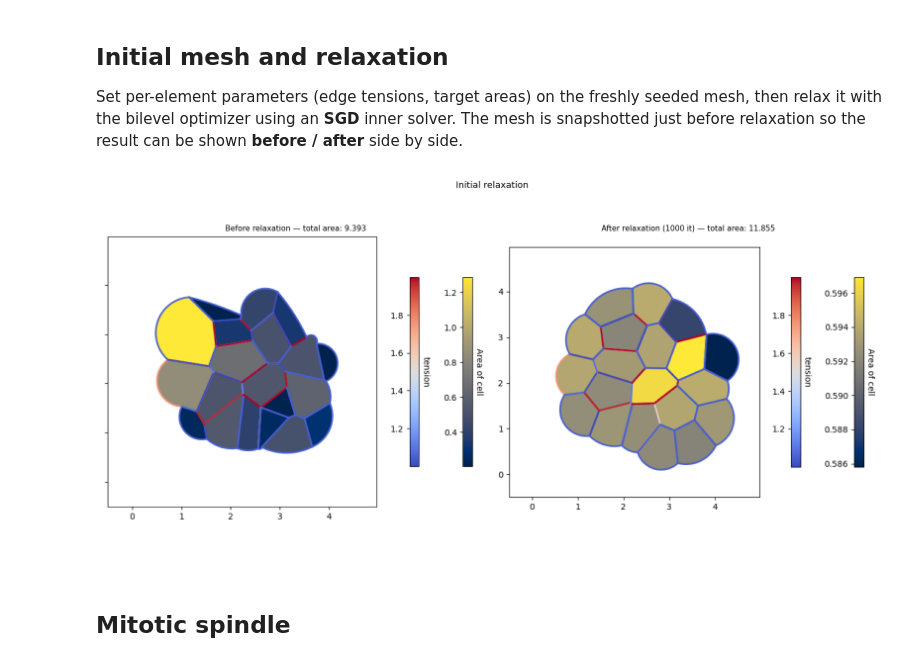
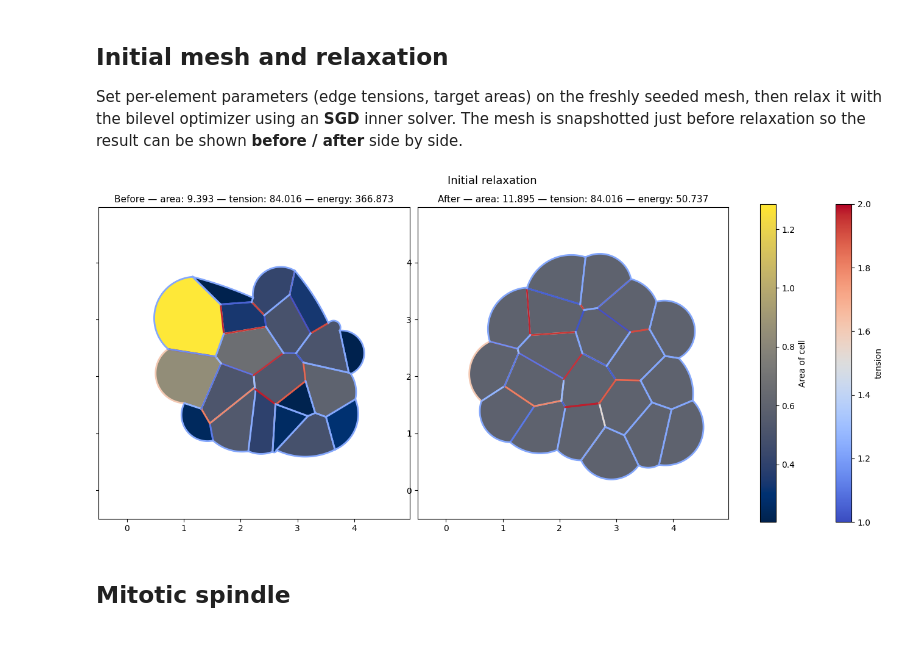
Before and after one commit to VirtualEmbryo/vertax, a Jupyter notebook: src/vertax/mitotic_spindle/tutorial.ipynb, the cells around one changed output. Saved outputs shown, nothing was run; the diff lists cells and outputs as text; code cells hidden in the pictures.

```diff
--- a/src/vertax/mitotic_spindle/tutorial.ipynb
+++ b/src/vertax/mitotic_spindle/tutorial.ipynb
@@ -128,7 +128,11 @@ just before relaxation so the result can be shown **before / after** side by sid
 mesh.vertices_params = jnp.asarray([0.0 for _ in range(mesh.nb_vertices)])
 
 key = jax.random.PRNGKey(3)
-mesh.edges_params = 1 + jax.nn.sigmoid(jax.random.uniform(key, (mesh.nb_edges,)) * 20 - 10)
+# Raw (unbounded) edge-tension parameters: the physical tension is
+# sigmoid(edges_params) + 1 in [1, 2], applied once by energy_adaptive and the
+# plots. Storing raw values in [-4, 4] makes that tension span ~[1.02, 1.98], a
+# balanced spread around 1.5 (do NOT pre-apply the sigmoid, or it is squashed twice).
+mesh.edges_params = jax.random.uniform(key, (mesh.nb_edges,)) * 8 - 4
 
 mesh.faces_params = jnp.asarray([0.6 for _ in range(mesh.nb_faces)])
 # %%
@@ -157,35 +161,49 @@ bilevel_optimizer.patience            = 50
 
 loss_history = bilevel_optimizer.inner_optimization(mesh)
 # %%
-def _render_mesh(snap, title, ax):
-    """Render a mesh (tension on edges, area on cells) into an existing axis."""
-    m = BoundedMesh.copy_mesh(snap)
-    m.angles = jnp.clip(m.angles, 0.017, jnp.pi / 2 - 0.01)
-    fig_tmp, _ = get_plot_mesh(m,
-                               edge_plot=EdgePlot.EDGE_PARAMETER, edge_parameters_name="tension",
-                               face_plot=FacePlot.AREA,
-                               vertex_plot=VertexPlot.INVISIBLE)
-    fig_tmp.canvas.draw()
-    w, h = fig_tmp.canvas.get_width_height()
-    img = np.frombuffer(fig_tmp.canvas.tostring_argb(), dtype=np.uint8).reshape(h, w, 4)
-    img = np.roll(img, -1, axis=2)  # ARGB -> RGBA
-    plt.close(fig_tmp)
-    ax.imshow(img)
-    ax.set_title(title, fontsize=11)
-    ax.axis("off")
-
+import matplotlib
+from visualization import _draw_mesh_on_ax, AREA_SCALE, TENSION_SCALE
+from matplotlib.cm import ScalarMappable
+from matplotlib.colors import Normalize
 
 area_before = float(jnp.sum(mesh_initial.get_area(jnp.arange(mesh_initial.nb_faces))))
 area_after  = float(jnp.sum(mesh.get_area(jnp.arange(mesh.nb_faces))))
 
-fig, axes = plt.subplots(1, 2, figsize=(16, 8))
+# Total physical tension = sum over edges of sigmoid(edges_params) + 1 (same
+# transform as energy_adaptive); edges_params is the raw, unbounded parameter.
+tension_before = float(jnp.sum(jax.nn.sigmoid(mesh_initial.edges_params) + 1.0))
+tension_after  = float(jnp.sum(jax.nn.sigmoid(mesh.edges_params) + 1.0))
+
+def _energy(m):
+    """Total adaptive energy of a mesh (same energy that is minimised)."""
+    return float(energy_adaptive(
+        jnp.asarray(m.vertices), jnp.asarray(m.angles), jnp.asarray(m.edges),
+        jnp.asarray(m.faces), None, None, None,
+        jnp.asarray(m.vertices_params), jnp.asarray(m.edges_params),
+        jnp.asarray(m.faces_params)))
+
+energy_before = _energy(mesh_initial)
+energy_after  = _energy(mesh)
+
+# Both meshes are drawn directly into a shared (1, 2) grid. _draw_mesh_on_ax sets
+# identical axis limits ([-0.5, width+0.5] x [-0.5, height+0.5]) and equal aspect
+# on every panel, so the two frames have exactly the same size and scale.
+fig, axes = plt.subplots(1, 2, figsize=(13, 6), layout="constrained")
 fig.suptitle("Initial relaxation", fontsize=13)
-_render_mesh(mesh_initial, f"Before relaxation — total area: {area_before:.3f}", axes[0])
-_render_mesh(mesh,         f"After relaxation ({len(loss_history)} it) — total area: {area_after:.3f}", axes[1])
-plt.tight_layout()
+
+_draw_mesh_on_ax(mesh_initial, axes[0], AREA_SCALE, TENSION_SCALE)
+axes[0].set_title(f"Before — area: {area_before:.3f} — tension: {tension_before:.3f} — energy: {energy_before:.3f}", fontsize=11)
+
+_draw_mesh_on_ax(mesh, axes[1], AREA_SCALE, TENSION_SCALE)
+axes[1].set_title(f"After — area: {area_after:.3f} — tension: {tension_after:.3f} — energy: {energy_after:.3f}", fontsize=11)
+
+sm_tension = ScalarMappable(Normalize(*TENSION_SCALE), matplotlib.colormaps["coolwarm"])
+sm_area    = ScalarMappable(Normalize(*AREA_SCALE), matplotlib.colormaps["cividis"])
+fig.colorbar(sm_tension, ax=axes, label="tension")
+fig.colorbar(sm_area, ax=axes, label="Area of cell")
 plt.show()
 # %% [output]
-[figure, old version]
+[figure, new version]
 # %% [markdown]
 ## Mitotic spindle
 # %%
```
Also changed, not shown: parts of 36 cells of this notebook, 4 other files.
